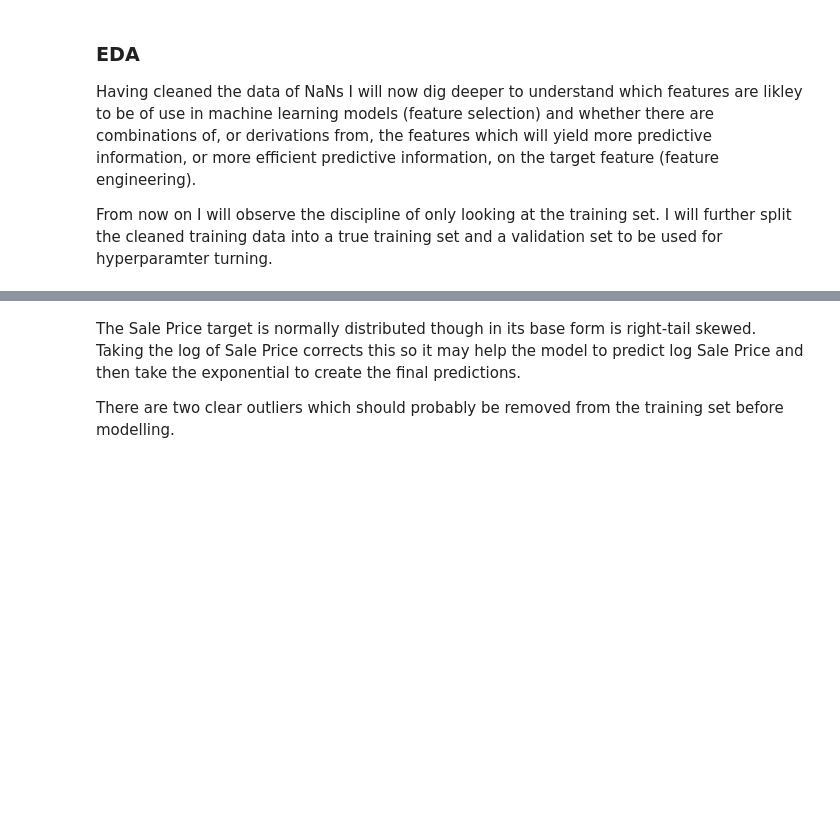
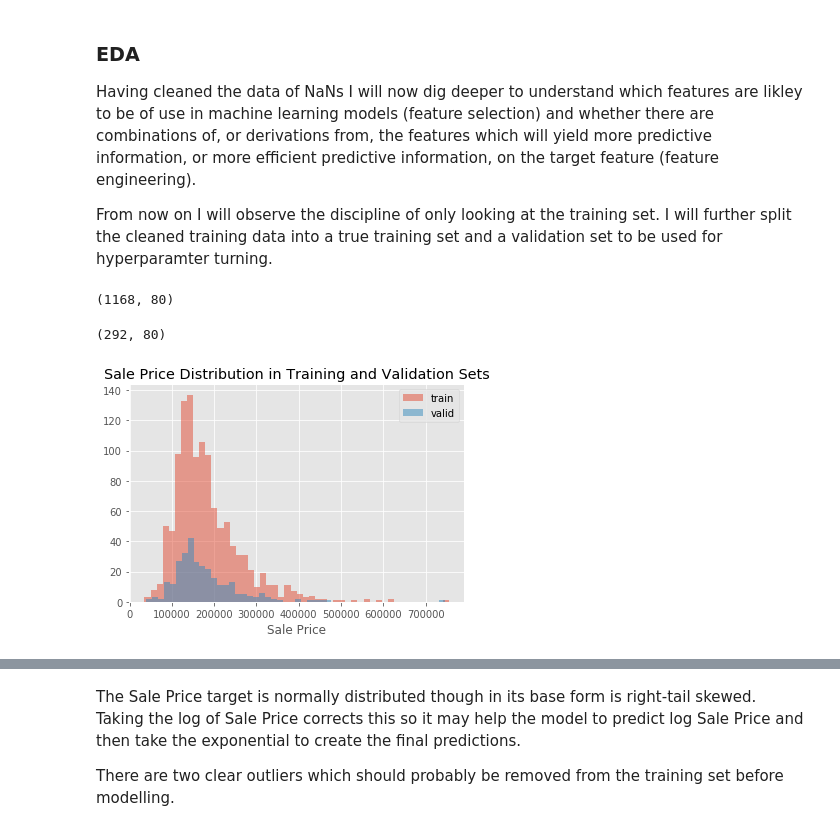
Before and after one commit to Ricksoc/Iowa-Housing, a Jupyter notebook: Ames House Prices.ipynb, the cells around one changed output, grey strips where cells are left out. Drawn from its saved outputs; the diff is of its cells as text; code cells hidden in the pictures; blank space fills up the shorter version.

```diff
--- a/Ames House Prices.ipynb
+++ b/Ames House Prices.ipynb
@@ -457,2 +458,26 @@ house_train = train_clean
+# %%
+# Create training and validation sets.
+house_train = train_clean
+house_test = test_clean
+
+X_train, X_valid, y_train, y_valid = train_test_split(house_train.drop('SalePrice',axis=1),\
+                                            house_train['SalePrice'], test_size=0.2, random_state=27)
+
+display(X_train.shape,X_valid.shape) # Check shape of training and validation data sets
+
+# Use rough eyeball test to check that the validation target set is representative of the training set
+plt.hist(y_train, bins=50, alpha=0.5, label='train')
+plt.hist(y_valid, bins=50, alpha=0.5, label='valid')
+plt.legend(loc='upper right')
+plt.xlabel('Sale Price')
+plt.title('Sale Price Distribution in Training and Validation Sets')
+plt.show()
+
+# Recombine training features and target for EDA purposes
+df_train = pd.concat([X_train,y_train],axis=1)
+# %% [output]
+(1168, 80)
+(292, 80)
+[figure, added]
 # %%
 # Inspect numerical columns for correlation to sale price and shape of data
```
Also changed, not shown: parts of 21 cells of this notebook.
